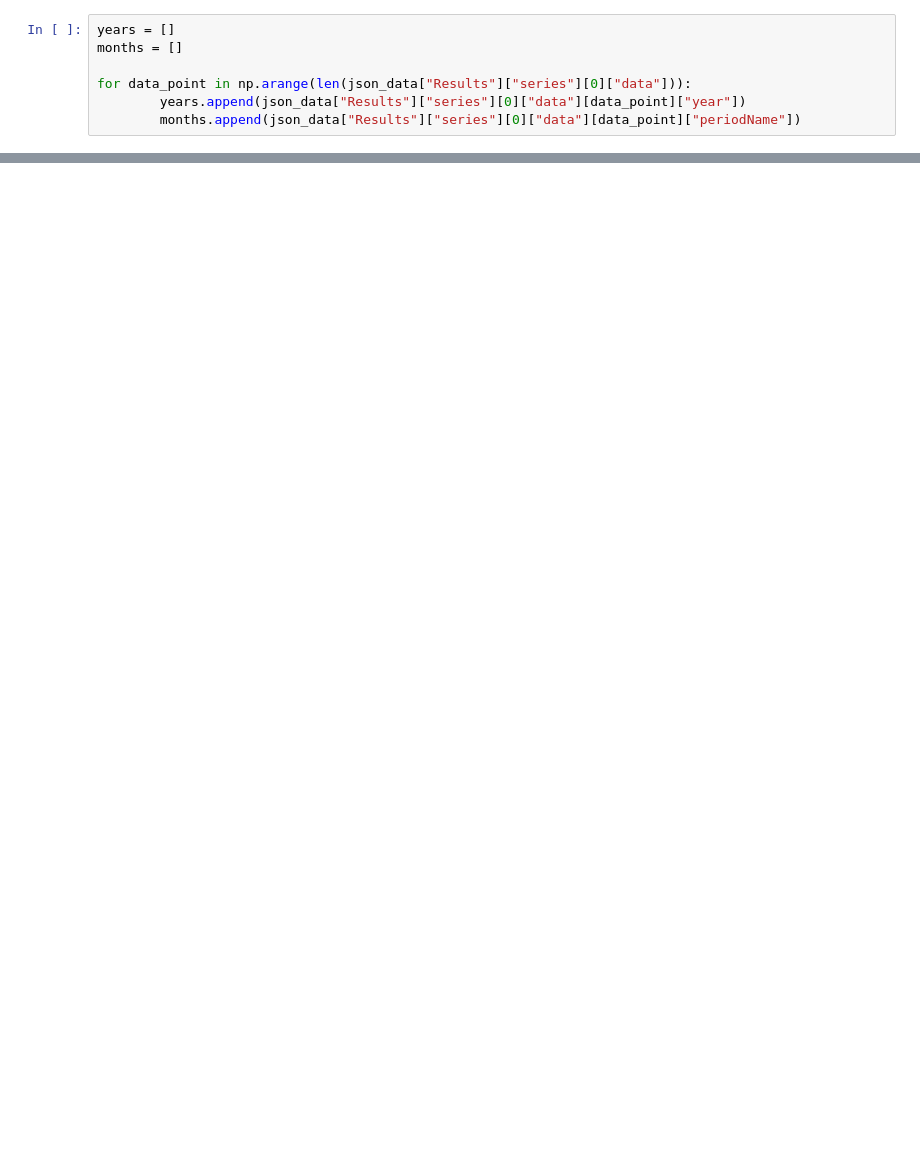
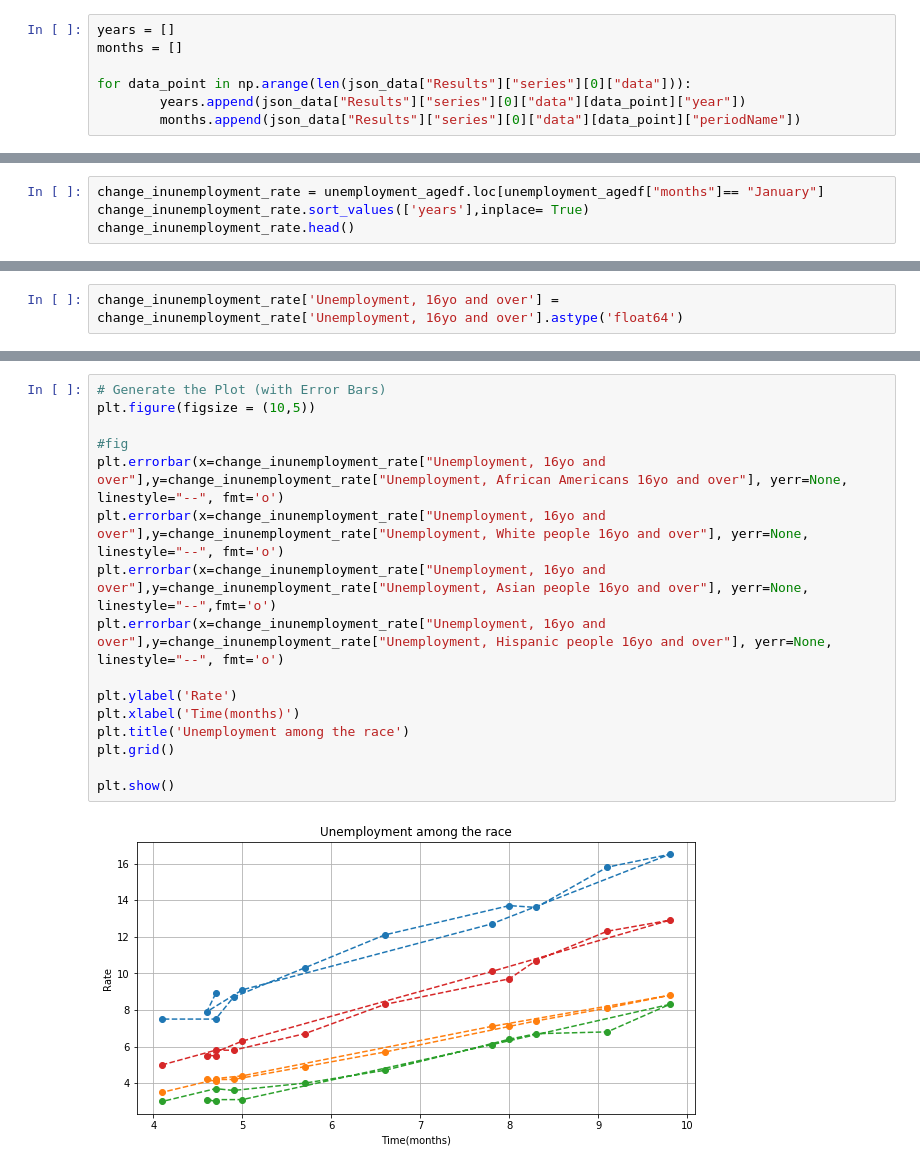
Before and after one commit to jasmine73317/Project-1_Unemployment_data, a Jupyter notebook: Unemployment age group.ipynb, the cells around one changed output, grey strips where cells are left out. Cells and saved outputs as stored; diff of their text form; blank space fills up the shorter version.

```diff
--- a/Unemployment age group.ipynb
+++ b/Unemployment age group.ipynb
@@ -115,0 +169,4 @@ SyntaxError: invalid syntax (<ipython-input-22-fa065b149209>, line 1)
+# %%
+change_inunemployment_rate = unemployment_agedf.loc[unemployment_agedf["months"]== "January"]
+change_inunemployment_rate.sort_values(['years'],inplace= True)
+change_inunemployment_rate.head()
@@ -115,0 +183,2 @@ SyntaxError: invalid syntax (<ipython-input-22-fa065b149209>, line 1)
+# %%
+change_inunemployment_rate['Unemployment, 16yo and over'] = change_inunemployment_rate['Unemployment, 16yo and over'].astype('float64')
@@ -115,0 +227,18 @@ SyntaxError: invalid syntax (<ipython-input-22-fa065b149209>, line 1)
+# %%
+# Generate the Plot (with Error Bars)
+plt.figure(figsize = (10,5))
+
+#fig
+plt.errorbar(x=change_inunemployment_rate["Unemployment, 16yo and over"],y=change_inunemployment_rate["Unemployment, African Americans 16yo and over"], yerr=None, linestyle="--", fmt='o')
+plt.errorbar(x=change_inunemployment_rate["Unemployment, 16yo and over"],y=change_inunemployment_rate["Unemployment, White people 16yo and over"], yerr=None, linestyle="--", fmt='o')
+plt.errorbar(x=change_inunemployment_rate["Unemployment, 16yo and over"],y=change_inunemployment_rate["Unemployment, Asian people 16yo and over"], yerr=None, linestyle="--",fmt='o')
+plt.errorbar(x=change_inunemployment_rate["Unemployment, 16yo and over"],y=change_inunemployment_rate["Unemployment, Hispanic people 16yo and over"], yerr=None, linestyle="--", fmt='o')
+
+plt.ylabel('Rate')
+plt.xlabel('Time(months)')
+plt.title('Unemployment among the race')
+plt.grid()
+
+plt.show()
+# %% [output]
+[figure, added]
```
Also changed, not shown: parts of 18 cells of this notebook, 2 other files.
